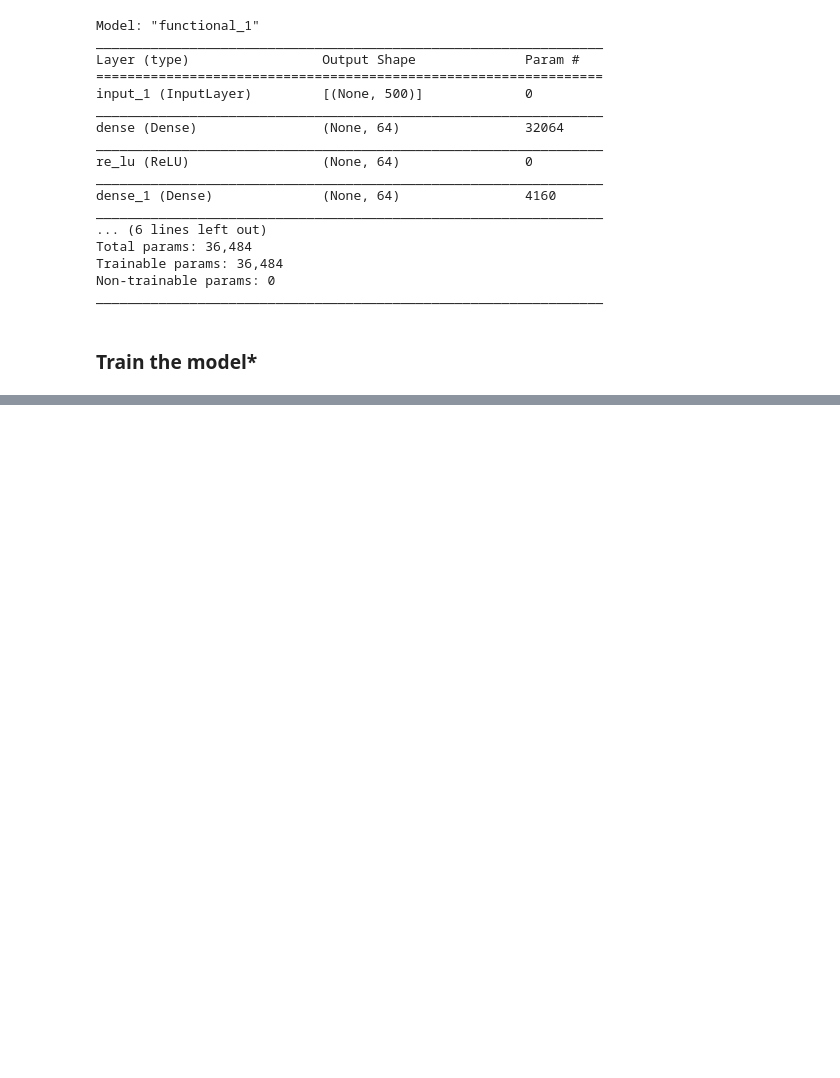
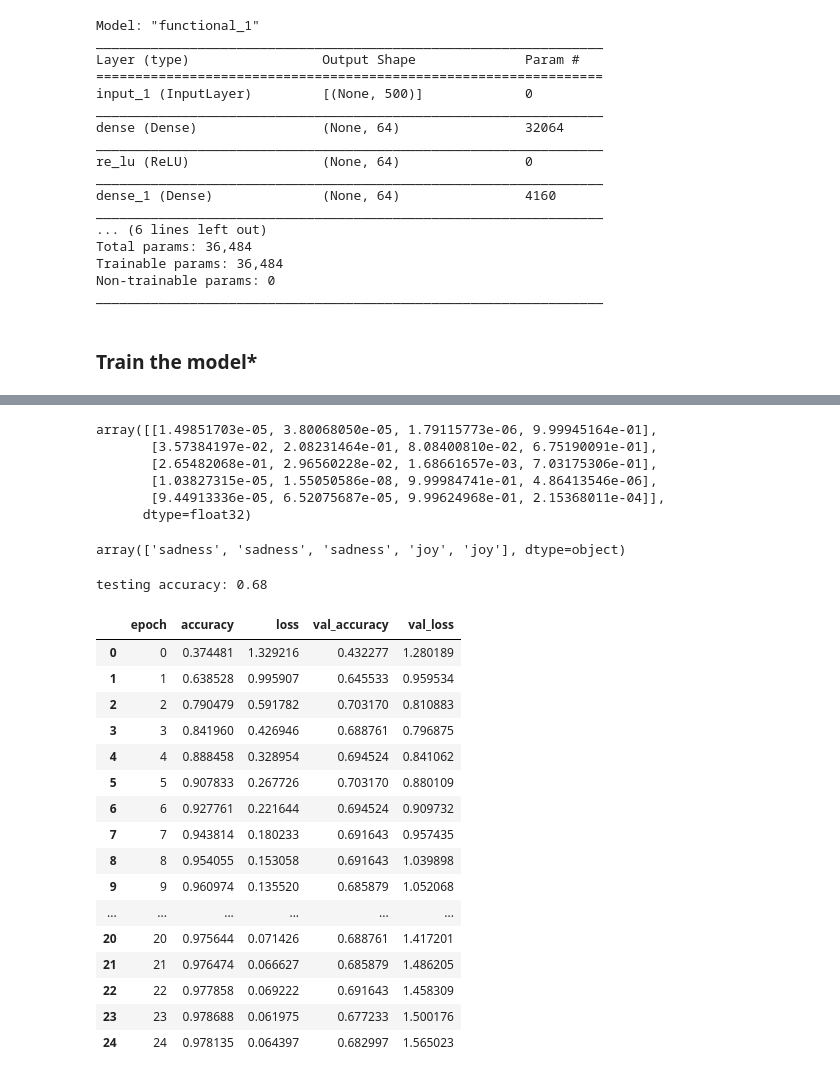
Before and after one commit to alexnehe/SNHCC-DM2020-Lab2-Homework-main, a Jupyter notebook: SNHCC-DM2020-Lab2-Homework.ipynb, the cells around one changed output, grey strips where cells are left out. Saved outputs shown, nothing was run; the diff lists cells and outputs as text; code cells hidden in the pictures; blank space fills up the shorter version.

```diff
--- a/SNHCC-DM2020-Lab2-Homework.ipynb
+++ b/SNHCC-DM2020-Lab2-Homework.ipynb
@@ -638,0 +657,47 @@ print('training finish')
+# %%
+## predict
+pred_result = model.predict(X_test, batch_size=128)
+pred_result[:5]
+# %% [output]
+array([[1.49851703e-05, 3.80068050e-05, 1.79115773e-06, 9.99945164e-01],
+       [3.57384197e-02, 2.08231464e-01, 8.08400810e-02, 6.75190091e-01],
+       [2.65482068e-01, 2.96560228e-02, 1.68661657e-03, 7.03175306e-01],
+       [1.03827315e-05, 1.55050586e-08, 9.99984741e-01, 4.86413546e-06],
+       [9.44913336e-05, 6.52075687e-05, 9.99624968e-01, 2.15368011e-04]],
+      dtype=float32)
+# %%
+import numpy as np
+
+pred_result = label_decode(label_encoder, pred_result)
+pred_result[:5]
+# %% [output]
+array(['sadness', 'sadness', 'sadness', 'joy', 'joy'], dtype=object)
+# %%
+from sklearn.metrics import accuracy_score
+
+print('testing accuracy: {}'.format(round(accuracy_score(label_decode(label_encoder, y_test), pred_result), 2)))
+# %% [output]
+testing accuracy: 0.68
+# %%
+#Let's take a look at the training log
+training_log = pd.DataFrame()
+training_log = pd.read_csv("logs/training_log.csv")
+training_log
+# %% [output]
+|  | epoch | accuracy | loss | val_accuracy | val_loss |
+| 0 | 0 | 0.374481 | 1.329216 | 0.432277 | 1.280189 |
+| 1 | 1 | 0.638528 | 0.995907 | 0.645533 | 0.959534 |
+| 2 | 2 | 0.790479 | 0.591782 | 0.703170 | 0.810883 |
+| 3 | 3 | 0.841960 | 0.426946 | 0.688761 | 0.796875 |
+| 4 | 4 | 0.888458 | 0.328954 | 0.694524 | 0.841062 |
+| 5 | 5 | 0.907833 | 0.267726 | 0.703170 | 0.880109 |
+| 6 | 6 | 0.927761 | 0.221644 | 0.694524 | 0.909732 |
+| 7 | 7 | 0.943814 | 0.180233 | 0.691643 | 0.957435 |
+| 8 | 8 | 0.954055 | 0.153058 | 0.691643 | 1.039898 |
+| 9 | 9 | 0.960974 | 0.135520 | 0.685879 | 1.052068 |
+| ... | ... | ... | ... | ... | ... |
+| 20 | 20 | 0.975644 | 0.071426 | 0.688761 | 1.417201 |
+| 21 | 21 | 0.976474 | 0.066627 | 0.685879 | 1.486205 |
+| 22 | 22 | 0.977858 | 0.069222 | 0.691643 | 1.458309 |
+| 23 | 23 | 0.978688 | 0.061975 | 0.677233 | 1.500176 |
+| 24 | 24 | 0.978135 | 0.064397 | 0.682997 | 1.565023 |
```
Also changed, not shown: parts of 16 cells of this notebook, 3 other files.
